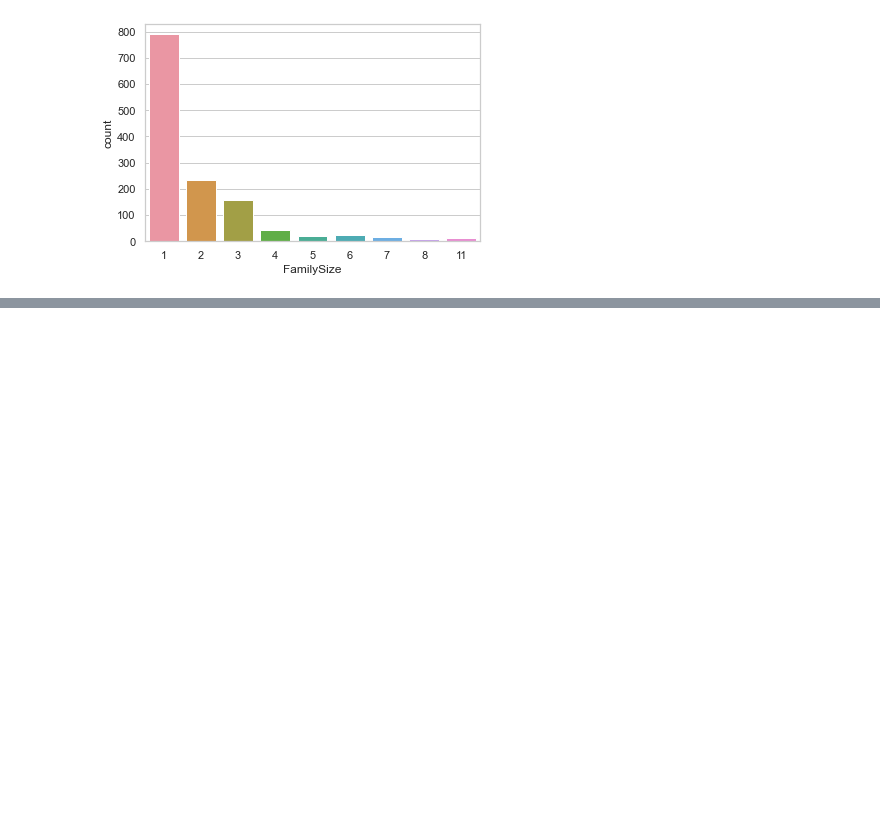
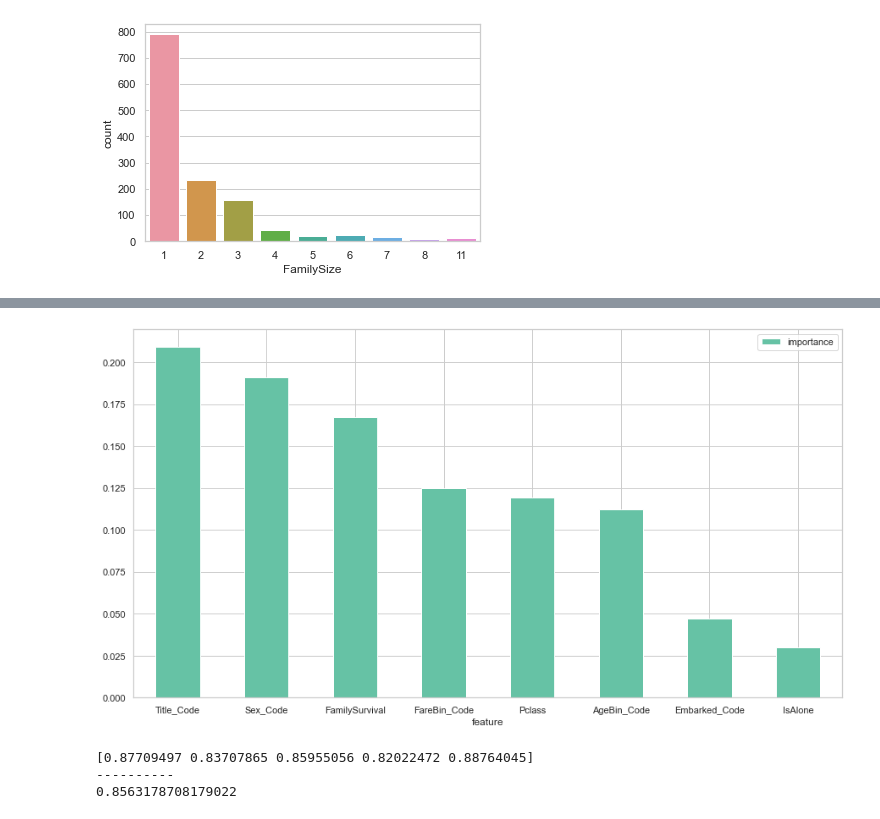
Before and after one commit to namnguyen0690/Titanic_Survival_Prediction, a Jupyter notebook: Titanic_Survival_Prediction.ipynb, the cells around one changed output, grey strips where cells are left out. Saved outputs shown, nothing was run; the diff lists cells and outputs as text; code cells hidden in the pictures; blank space fills up the shorter version.

Commit message:
Finish the first model with Random Forest

```diff
--- a/Titanic_Survival_Prediction.ipynb
+++ b/Titanic_Survival_Prediction.ipynb
@@ -291,0 +429,13 @@ sns.countplot(combined_data['FamilySize'])
+# %%
+combined_data['FamilySurvival'] = 0.5
+combined_data['Survived']=combined_data['Survived'].fillna(0)
+Survived_by_FamilyID = combined_data.groupby('FamilyID')
+number_of_family = len(FamilyHavingChildren)
+temp_rate = 0.5
+for i in range(1,number_of_family + 1):
+    temp_df = Survived_by_FamilyID.get_group(i)
+    temp_rate = temp_df.loc[(temp_df.isChild == 1) | (temp_df.Title=='Mrs')]['Survived'].sum()
+    if temp_rate == 0:
+        combined_data.loc[(combined_data.FamilyID==i), ['FamilySurvival']] = 0
+    else:
+        combined_data.loc[(combined_data.FamilyID==i), ['FamilySurvival']] = 1
@@ -291,0 +444,11 @@ sns.countplot(combined_data['FamilySize'])
+# %%
+# Feature Transformation
+combined_data['AgeBin'] = pd.qcut(combined_data['Age'], 5)
+combined_data['FareBin'] = pd.qcut(combined_data['Fare'], 5)
+
+label = LabelEncoder()
+combined_data['AgeBin_Code'] = label.fit_transform(combined_data['AgeBin'])
+combined_data['FareBin_Code'] = label.fit_transform(combined_data['FareBin'])
+combined_data['Title_Code'] = combined_data['Title'].map({'Mr':0,'Mrs':1, 'Master':2}).astype('int')
+combined_data['Sex_Code'] = combined_data['Sex'].map({'male':0, 'female':1}).astype('int')
+combined_data['Embarked_Code'] = combined_data['Embarked'].map({'S':0, 'C':1, 'Q':2}).astype('int')
@@ -291,0 +464,5 @@ sns.countplot(combined_data['FamilySize'])
+# %%
+combined_data.drop(['Survived', 'Name', 'Sex', 'Age', 'Ticket', 'Fare',
+                    'Embarked', 'Title', 'Surname', 'Ticketname', 'FamilyTicket',
+                    'IsFamily', 'isChild', 'FamilyID', 'FamilySurvivalConnection',
+                    'AgeBin', 'FareBin'], axis=1, inplace=True)
@@ -291,0 +471,4 @@ sns.countplot(combined_data['FamilySize'])
+# %%
+y = train_data['Survived']
+X = combined_data.iloc[:len(y)]
+X_test = combined_data.iloc[len(y):]
@@ -291,0 +487,9 @@ sns.countplot(combined_data['FamilySize'])
+# %%
+rfc = RandomForestClassifier(n_estimators=200, random_state=2)
+rfc.fit(X,y)
+importance = pd.DataFrame({'feature':X.columns, 'importance':np.round(rfc.feature_importances_,3)})
+importance = importance.sort_values('importance', ascending=False).set_index('feature')
+importance.plot(kind='bar', rot=0, figsize=(15,8))
+plt.show()
+# %% [output]
+[figure, added]
@@ -291,0 +513,9 @@ sns.countplot(combined_data['FamilySize'])
+# %%
+all_accuracies = cross_val_score(estimator=rfc, X=X[features_selected], y=y, cv=5)
+print(all_accuracies)
+print('-'*10)
+print(all_accuracies.mean())
+# %% [output]
+[0.87709497 0.83707865 0.85955056 0.82022472 0.88764045]
+----------
+0.8563178708179022
```
Also changed, not shown: parts of 36 cells of this notebook, 1 other file.
